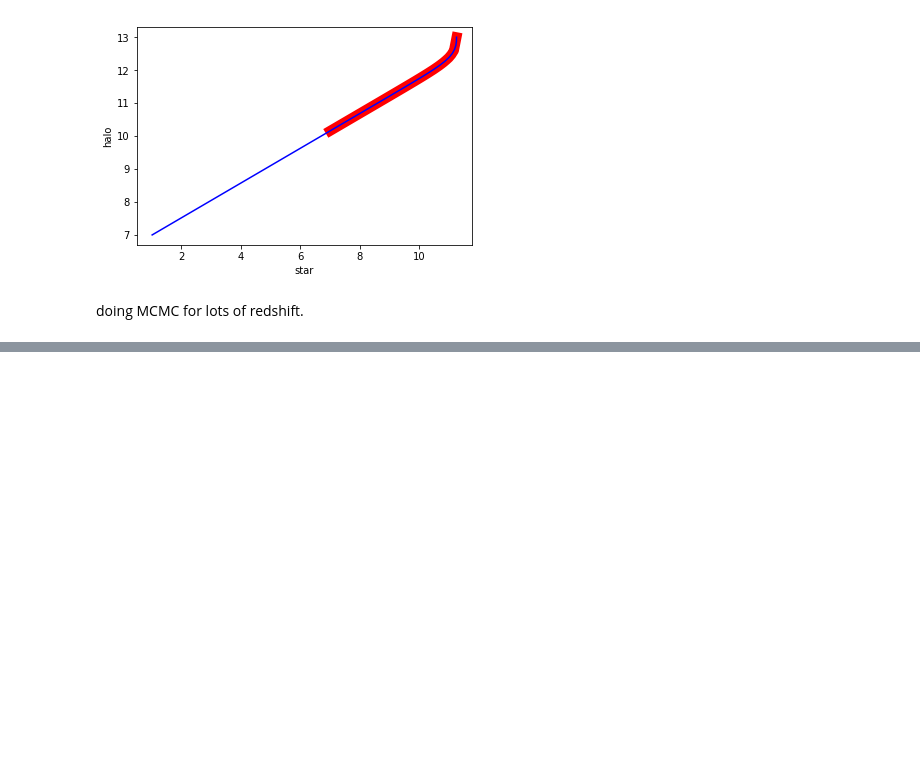
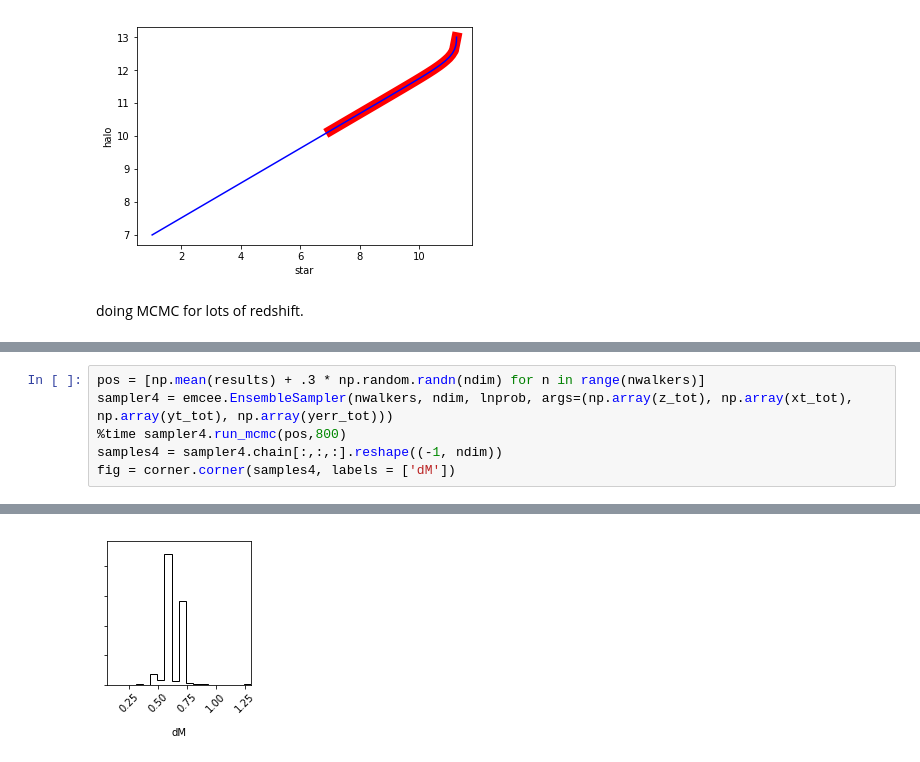
Before and after one commit to megantillman/get_QLF, a Jupyter notebook: get_QLF_notebook.ipynb, the cells around one changed output, grey strips where cells are left out. Saved outputs shown, nothing was run; the diff lists cells and outputs as text; blank space fills up the shorter version.

```diff
--- a/get_QLF_notebook.ipynb
+++ b/get_QLF_notebook.ipynb
@@ -305,0 +303,7 @@ mcmcdM = np.mean(samples[:,0])
+# %%
+pos = [np.mean(results) + .3 * np.random.randn(ndim) for n in range(nwalkers)]
+sampler4 = emcee.EnsembleSampler(nwalkers, ndim, lnprob, args=(np.array(z_tot), np.array(xt_tot), np.array(yt_tot), np.array(yerr_tot)))
+%time sampler4.run_mcmc(pos,800)
+samples4 = sampler4.chain[:,:,:].reshape((-1, ndim))
+fig = corner.corner(samples4, labels = ['dM'])
+# %% [output]
@@ -305,0 +312 @@ mcmcdM = np.mean(samples[:,0])
+[figure, added]
```
Also changed, not shown: parts of 13 cells of this notebook.
